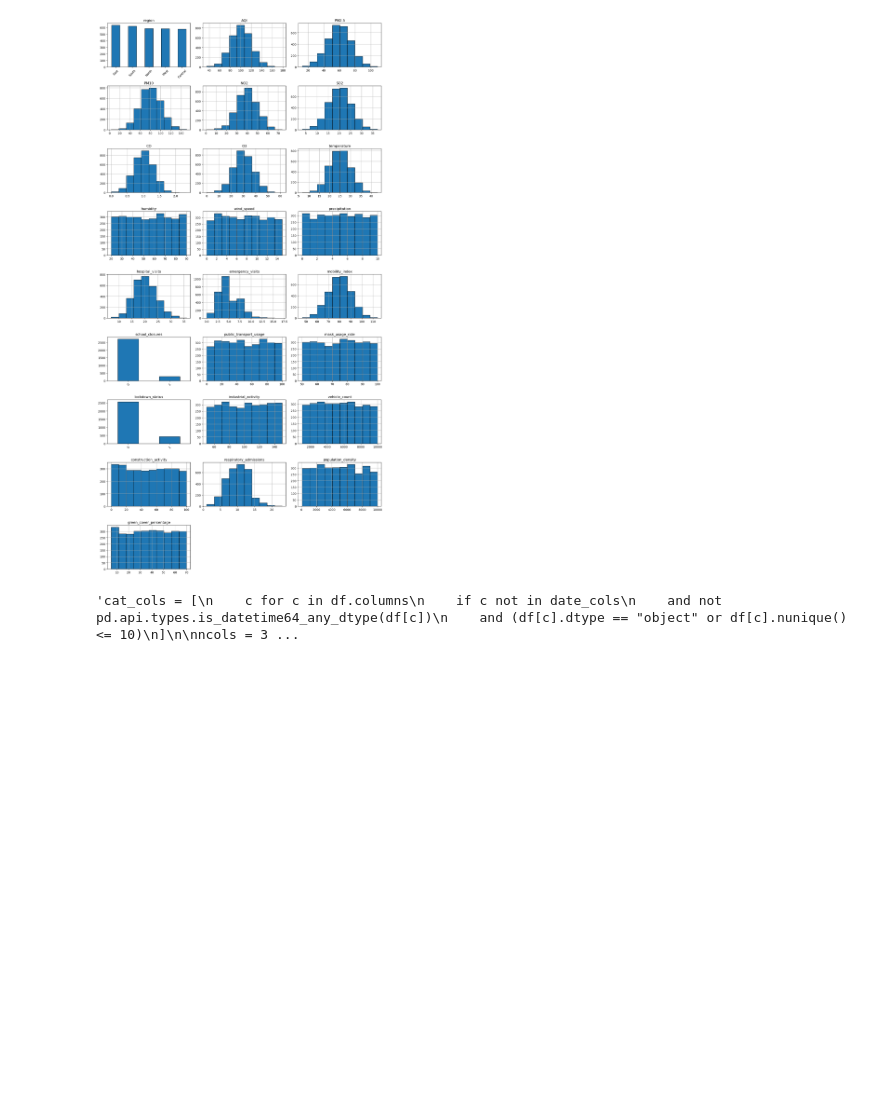
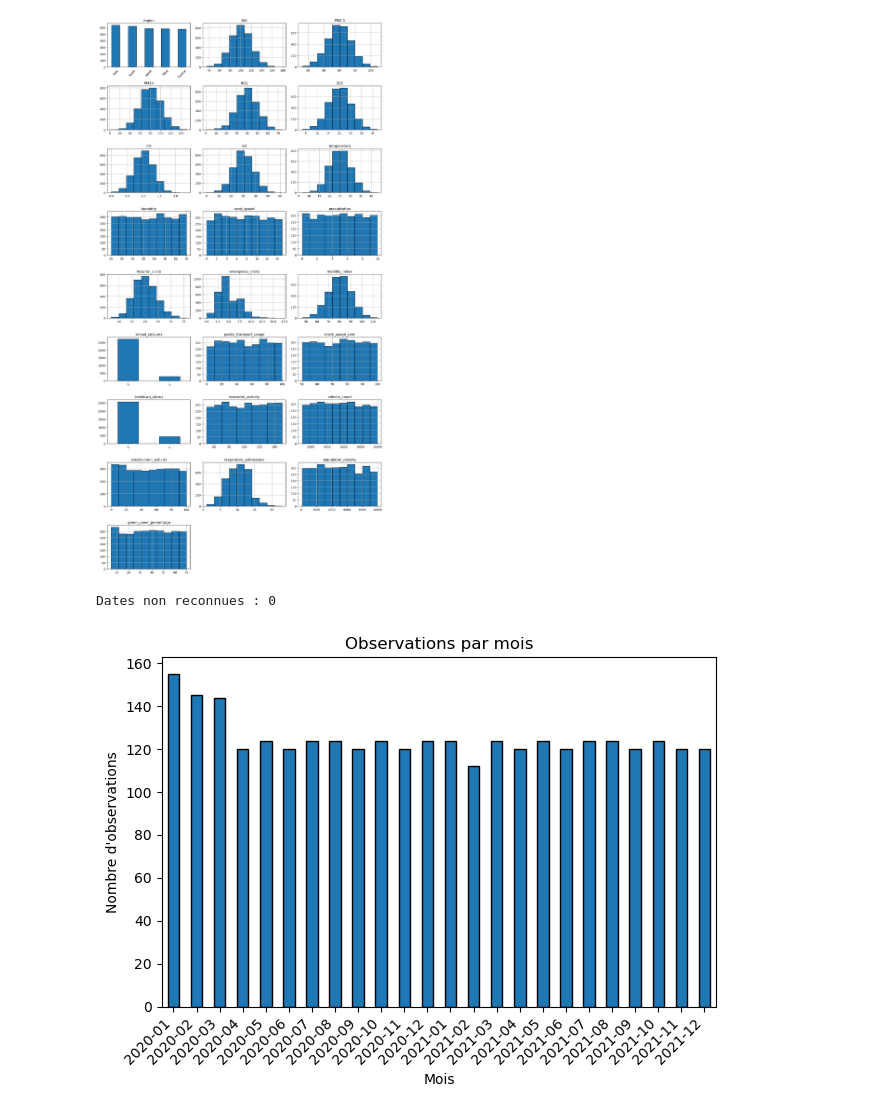
Before and after one commit to AnnaGrn/Projet_Diabetes, a Jupyter notebook: Projet qualité de l'air.ipynb, the cells around one changed output. Cells and saved outputs as stored; diff of their text form; code cells hidden in the pictures; blank space fills up the shorter version.

```diff
--- a/Projet qualité de l'air.ipynb
+++ b/Projet qualité de l'air.ipynb
@@ -17,68 +118,59 @@ Nombre de valeurs manquantes dans le jeu de données : 0
 # %%
-import math
-
 # Colonnes catégorielles : texte, ou numériques avec peu de valeurs distinctes (ex. 0/1)
 date_cols = {"date"} #pas d'histogramme par date
 
-plot_cols = [
-    col for col in df.columns
+# on sélectionne les variables autres que la date et on différencie les variables discrètes des variables continues
+plot_cols = [ col for col in df.columns
     if str(col).lower() not in date_cols
-    and not pd.api.types.is_datetime64_any_dtype(df[col])
-]
+    and not pd.api.types.is_datetime64_any_dtype(df[col]) ]
 
-cat_cols = [
-    col for col in plot_cols
-    if df[col].dtype == "object" or df[col].nunique() <= 10
-]
+cat_cols = [col for col in plot_cols
+    if df[col].dtype == "object" or df[col].nunique() <= 10 ]
 
+# Réglage de l'affichage
 ncols = 3
 nrows = math.ceil(len(plot_cols) / ncols)
 
 fig, axes = plt.subplots(nrows, ncols, figsize=(14,3 * nrows), squeeze=False)
 axes = axes.flatten()
 
 for axis, col in zip(axes, plot_cols):
     if col in cat_cols:
         df[col].value_counts().plot(kind="bar", ax=axis, edgecolor="black")
         axis.tick_params(axis="x", rotation=45)
         axis.set_xlabel("")
     else:
         df[col].hist(ax=axis, edgecolor="black")
 
     axis.set_title(col)
 
 for axis in axes[len(plot_cols):]:
     axis.set_visible(False)
 
 plt.tight_layout()
 plt.show()
 
 
+# On ajoute la date : répartition dans le temps, par mois et conversion en datetime
+dates = pd.to_datetime(df["date"], errors="coerce")
+print("Dates non reconnues :", dates.isna().sum())
 
-"""cat_cols = [
-    c for c in df.columns
-    if c not in date_cols
-    and not pd.api.types.is_datetime64_any_dtype(df[c])
-    and (df[c].dtype == "object" or df[c].nunique() <= 10)
-]
+observations_par_mois = (
+    dates.dropna()
+         .dt.to_period("M")
+         .value_counts()
+         .sort_index() )
 
-ncols = 3
-nrows = math.ceil(len(cat_cols) / ncols)
-fig, axes = plt.subplots(nrows, ncols, figsize=(15, 4 * nrows), squeeze=False)
-axes = axes.flatten()
-
-for ax, col in zip(axes, cat_cols):
-    df[col].value_counts().plot(kind='bar', ax=ax, edgecolor='black')
-    ax.set_title(col)
-    ax.set_xlabel('')
-    ax.tick_params(axis='x', rotation=45)
-
-for ax in axes[len(cat_cols):]:
-    ax.set_visible(False)  # masque les cases vides de la grille
-
+observations_par_mois.plot(kind="bar", edgecolor="black")
+plt.title("Observations par mois")
+plt.xlabel("Mois")
+plt.ylabel("Nombre d'observations")
+plt.xticks(rotation=45, ha="right")
+# Affichae global
 plt.tight_layout()
-plt.show()"""
+plt.show()
 # %% [output]
 [figure]
-'cat_cols = [\n    c for c in df.columns\n    if c not in date_cols\n    and not pd.api.types.is_datetime64_any_dtype(df[c])\n    and (df[c].dtype == "object" or df[c].nunique() <= 10)\n]\n\nncols = 3 ...
+Dates non reconnues : 0
+[figure, added]
 # %% [markdown]
```
Also changed, not shown: parts of 21 cells of this notebook.
